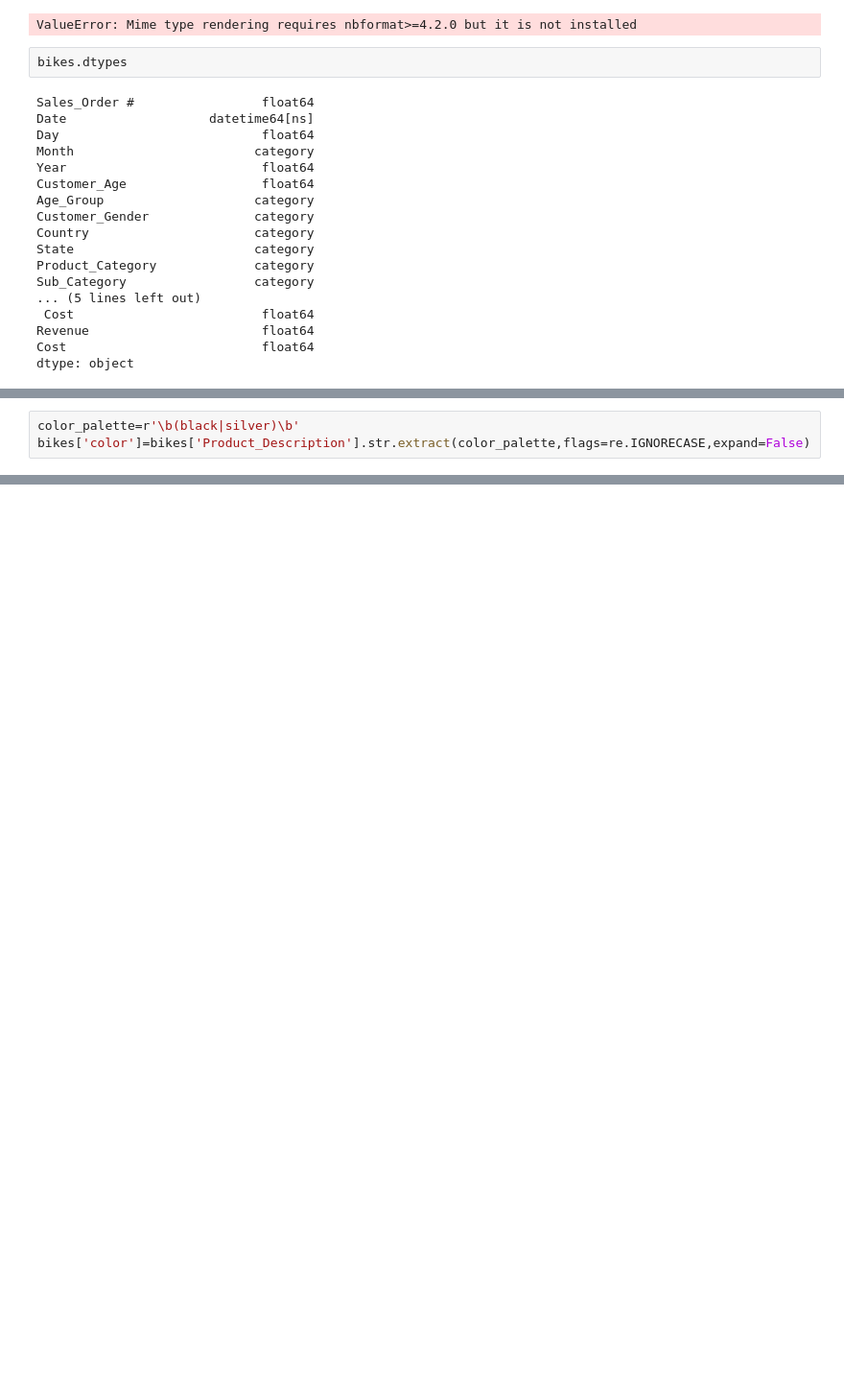
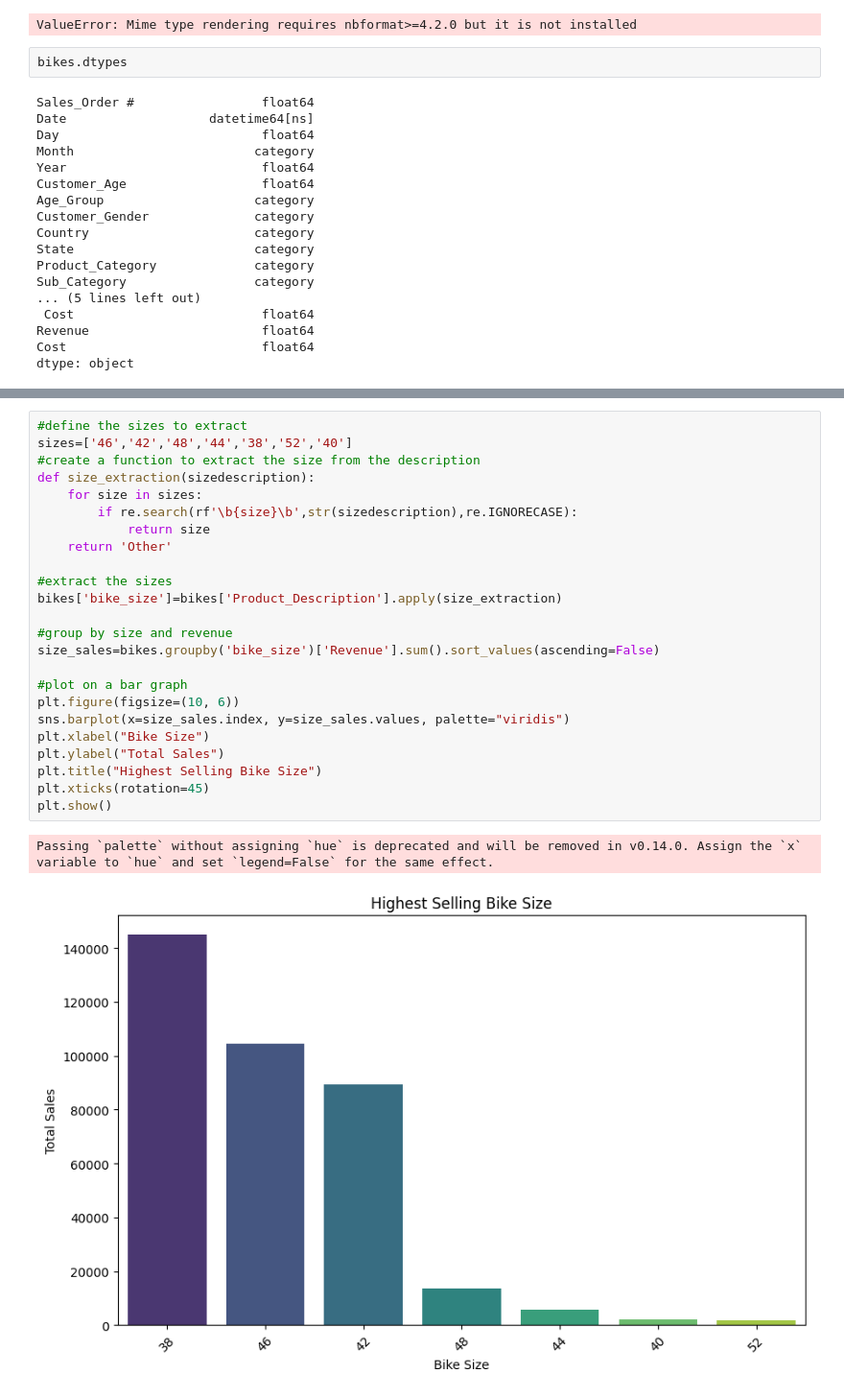
Before and after one commit to anitajn86/DATA-VIZ, a Jupyter notebook: Vizwork.ipynb, the cells around one changed output, grey strips where cells are left out. Shown: that part at 96% size. Cells and saved outputs as stored; diff of their text form; blank space fills up the shorter version.

```diff
--- a/Vizwork.ipynb
+++ b/Vizwork.ipynb
@@ -246,6 +246,3 @@ bikes.head(10)
 | 7 | 261702.0 | 2021-12-04 | 4.0 | December | 2021.0 | 31.0 | Young Adults (25-34) | F | Australia | ... |
 | 8 | 261703.0 | 2021-12-05 | 5.0 | December | 2021.0 | 39.0 | Adults (35-64) | F | United States | ... |
 | 9 | 261704.0 | 2021-12-05 | 5.0 | December | 2021.0 | 42.0 | Adults (35-64) | M | Germany | ... |
-# %%
-color_palette=r'\b(black|silver)\b'
-bikes['color']=bikes['Product_Description'].str.extract(color_palette,flags=re.IGNORECASE,expand=False)
@@ -257,0 +292,27 @@ AttributeError: 'function' object has no attribute 'sort_values'
+# %%
+#define the sizes to extract
+sizes=['46','42','48','44','38','52','40']
+#create a function to extract the size from the description
+def size_extraction(sizedescription):
+    for size in sizes:
+        if re.search(rf'\b{size}\b',str(sizedescription),re.IGNORECASE):
+            return size
+    return 'Other'
+
+#extract the sizes
+bikes['bike_size']=bikes['Product_Description'].apply(size_extraction)
+
+#group by size and revenue
+size_sales=bikes.groupby('bike_size')['Revenue'].sum().sort_values(ascending=False)
+
+#plot on a bar graph
+plt.figure(figsize=(10, 6))
+sns.barplot(x=size_sales.index, y=size_sales.values, palette="viridis")
+plt.xlabel("Bike Size")
+plt.ylabel("Total Sales")
+plt.title("Highest Selling Bike Size")
+plt.xticks(rotation=45)
+plt.show()
+# %% [output]
+Passing `palette` without assigning `hue` is deprecated and will be removed in v0.14.0. Assign the `x` variable to `hue` and set `legend=False` for the same effect.
+[figure, added]
```
Also changed, not shown: parts of 10 cells of this notebook.
